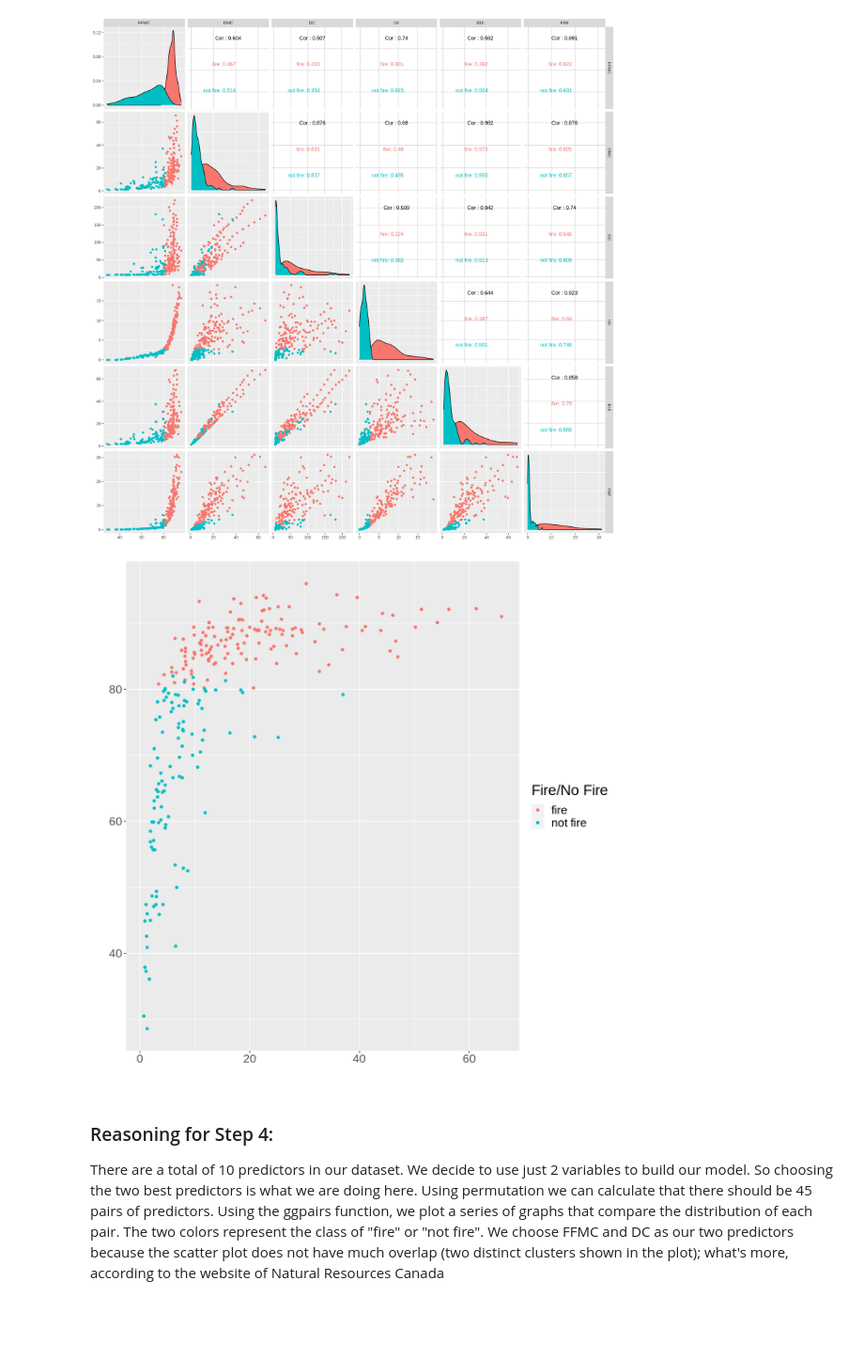
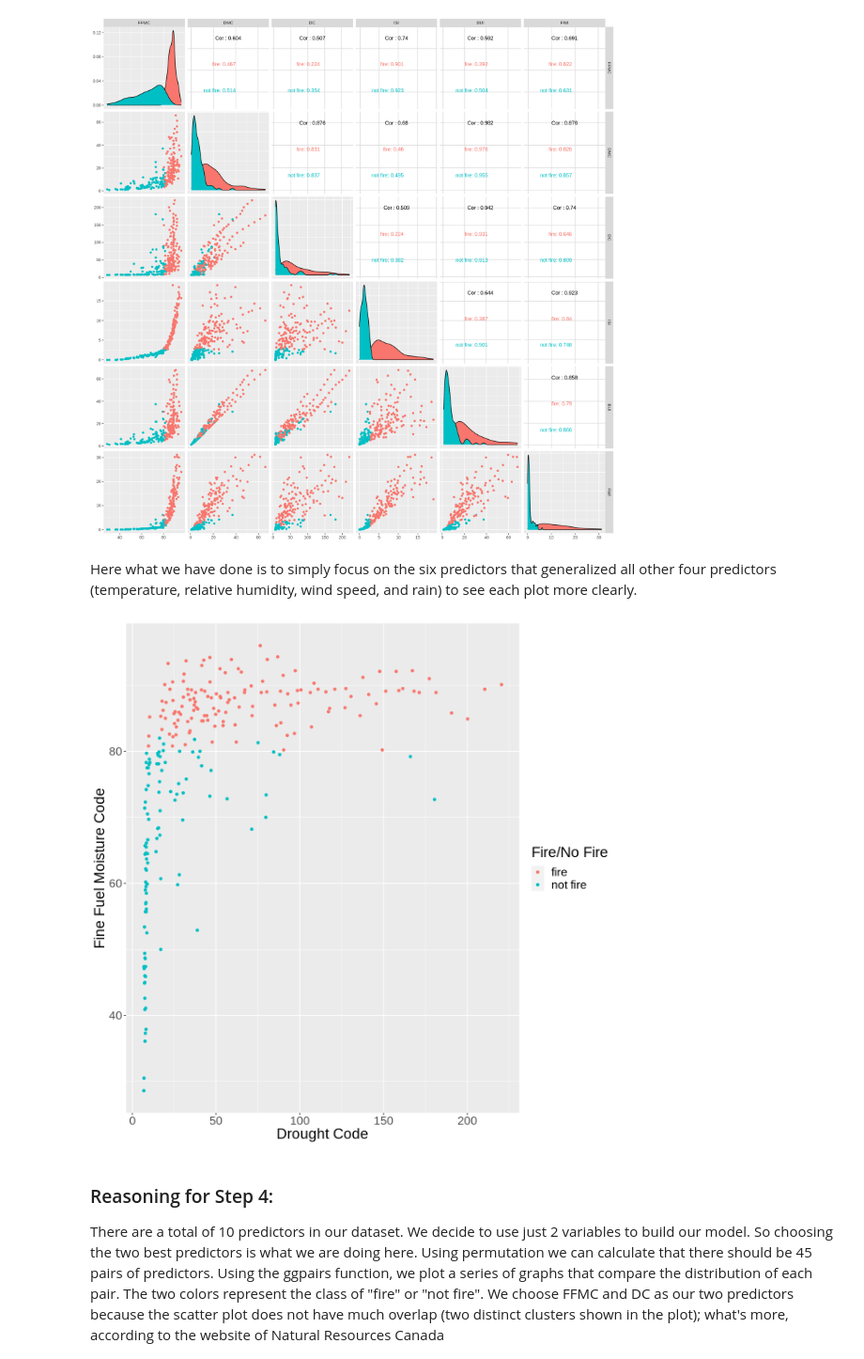
Before and after one commit to AKNeyugn/dsci100-002-group9-project, a Jupyter notebook: project_proposal.ipynb, the cells around one changed output. Shown at 94% size. Saved outputs shown, nothing was run; the diff lists cells and outputs as text; code cells hidden in the pictures; blank space fills up the shorter version.

Commit message:
adjusted the plot

```diff
--- a/project_proposal.ipynb
+++ b/project_proposal.ipynb
@@ -276,15 +276,17 @@ var_plot <- ggpairs(fire_data, columns = 8:13, aes(color = Classes))
 var_plot
 # %% [output]
 [figure]
+# %% [markdown]
+Here what we have done is to simply focus on the six predictors that generalized all other four predictors (temperature, relative humidity, wind speed, and rain) to see each plot more clearly.
 # %%
 options(repr.plot.height = 10, repr.plot.width = 10)
-fmc_temp_plot <- ggplot (fire_data, aes(x = DMC, y = FFMC, color = Classes)) +
+ffmc_dc_plot <- ggplot (fire_data, aes(x = FFMC, y = DC, color = Classes)) +
                     geom_point() +
-                    labs(x = " ", y = " ", color = "Fire/No Fire") +
+                    labs(x = "", y = "Drought CodeFine Fuel Moisture Code", color = "Fire/No Fire") +
                     theme(text = element_text(size = 20))
-fmc_temp_plot
+ffmc_dc_plot
 # %% [output]
-[figure, old version]
+[figure, new version]
 # %% [markdown]
 ### Reasoning for Step 4:
 There are a total of 10 predictors in our dataset. We decide to use just 2 variables to build our model. So choosing the two best predictors is what we are doing here. Using permutation we can calculate that there should be 45 pairs of predictors. Using the ggpairs function, we plot a series of graphs that compare the distribution of each pair. The two colors represent the class of "fire" or "not fire". We choose FFMC and DC as our two predictors because the scatter plot does not have much overlap (two distinct clusters shown in the plot); what's more, according to the website of Natural Resources Canada (https://cwfis.cfs.nrcan.gc.ca/background/summary/fwiFFMC), FFMC is an indicator of the relative ease of ignition and the flammability of fine fuel, and DC is an indicator of seasonal drought effects on forest fuels. So they are good representatives of fire occurance determinants.
```
Also changed, not shown: parts of 1 cell of this notebook.
